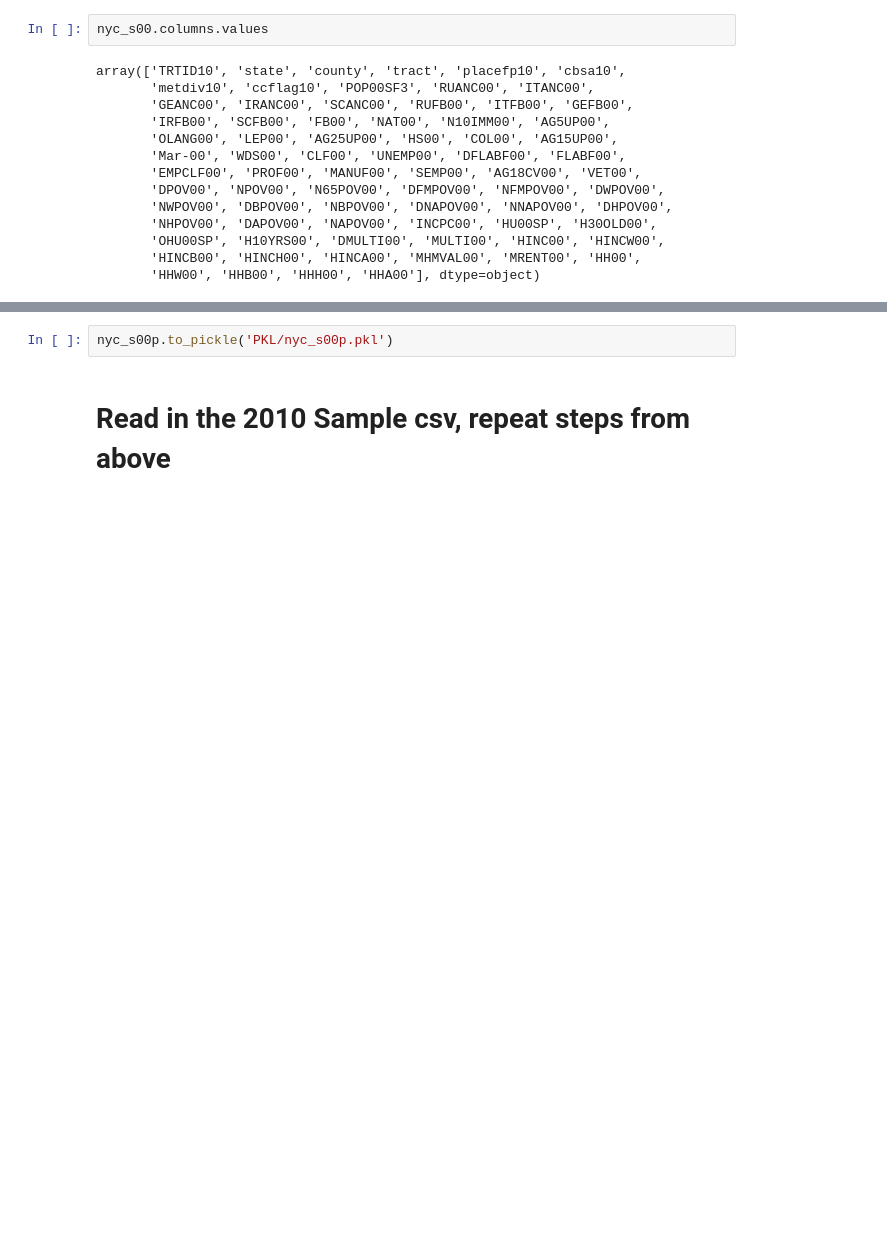
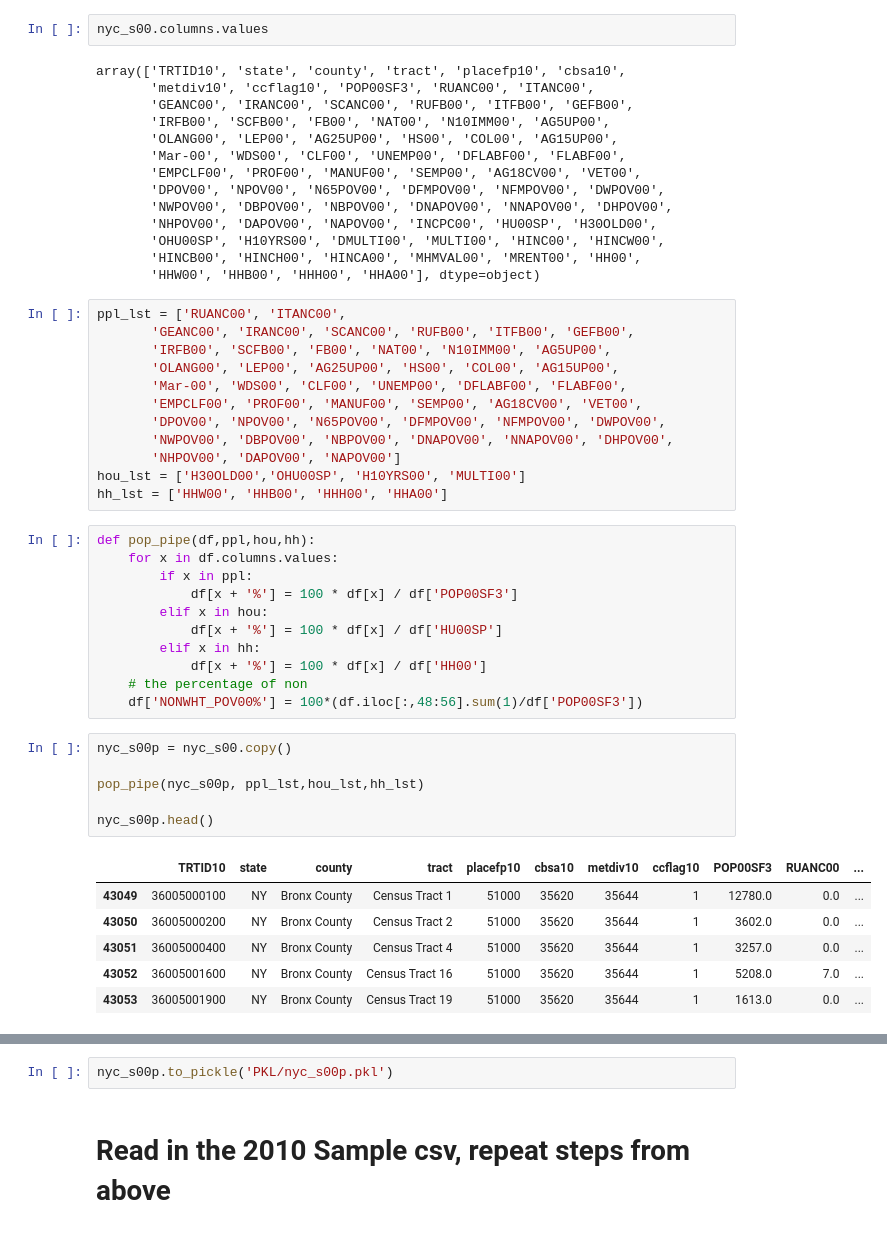
Before and after one commit to ptorres001/cluster_gentrification_new_york, a Jupyter notebook: LTDB_data.ipynb, the cells around one changed output, grey strips where cells are left out. Cells and saved outputs as stored; diff of their text form; blank space fills up the shorter version.

```diff
--- a/LTDB_data.ipynb
+++ b/LTDB_data.ipynb
@@ -595,4 +542,40 @@ array(['TRTID10', 'state', 'county', 'tract', 'placefp10', 'cbsa10',
        'OHU00SP', 'H10YRS00', 'DMULTI00', 'MULTI00', 'HINC00', 'HINCW00',
        'HINCB00', 'HINCH00', 'HINCA00', 'MHMVAL00', 'MRENT00', 'HH00',
        'HHW00', 'HHB00', 'HHH00', 'HHA00'], dtype=object)
+# %%
+ppl_lst = ['RUANC00', 'ITANC00',
+       'GEANC00', 'IRANC00', 'SCANC00', 'RUFB00', 'ITFB00', 'GEFB00',
+       'IRFB00', 'SCFB00', 'FB00', 'NAT00', 'N10IMM00', 'AG5UP00',
+       'OLANG00', 'LEP00', 'AG25UP00', 'HS00', 'COL00', 'AG15UP00',
+       'Mar-00', 'WDS00', 'CLF00', 'UNEMP00', 'DFLABF00', 'FLABF00',
+       'EMPCLF00', 'PROF00', 'MANUF00', 'SEMP00', 'AG18CV00', 'VET00',
+       'DPOV00', 'NPOV00', 'N65POV00', 'DFMPOV00', 'NFMPOV00', 'DWPOV00',
+       'NWPOV00', 'DBPOV00', 'NBPOV00', 'DNAPOV00', 'NNAPOV00', 'DHPOV00',
+       'NHPOV00', 'DAPOV00', 'NAPOV00']
+hou_lst = ['H30OLD00','OHU00SP', 'H10YRS00', 'MULTI00']
+hh_lst = ['HHW00', 'HHB00', 'HHH00', 'HHA00']
+# %%
+def pop_pipe(df,ppl,hou,hh):
+    for x in df.columns.values:
+        if x in ppl:
+            df[x + '%'] = 100 * df[x] / df['POP00SF3']
+        elif x in hou:
+            df[x + '%'] = 100 * df[x] / df['HU00SP']
+        elif x in hh:
+            df[x + '%'] = 100 * df[x] / df['HH00']
+    # the percentage of non
+    df['NONWHT_POV00%'] = 100*(df.iloc[:,48:56].sum(1)/df['POP00SF3'])
+# %%
+nyc_s00p = nyc_s00.copy()
+
+pop_pipe(nyc_s00p, ppl_lst,hou_lst,hh_lst)
+
+nyc_s00p.head()
+# %% [output]
+|  | TRTID10 | state | county | tract | placefp10 | cbsa10 | metdiv10 | ccflag10 | POP00SF3 | RUANC00 | ... |
+| 43049 | 36005000100 | NY | Bronx County | Census Tract 1 | 51000 | 35620 | 35644 | 1 | 12780.0 | 0.0 | ... |
+| 43050 | 36005000200 | NY | Bronx County | Census Tract 2 | 51000 | 35620 | 35644 | 1 | 3602.0 | 0.0 | ... |
+| 43051 | 36005000400 | NY | Bronx County | Census Tract 4 | 51000 | 35620 | 35644 | 1 | 3257.0 | 0.0 | ... |
+| 43052 | 36005001600 | NY | Bronx County | Census Tract 16 | 51000 | 35620 | 35644 | 1 | 5208.0 | 7.0 | ... |
+| 43053 | 36005001900 | NY | Bronx County | Census Tract 19 | 51000 | 35620 | 35644 | 1 | 1613.0 | 0.0 | ... |
 # %%
```
Also changed, not shown: parts of 62 cells of this notebook.
